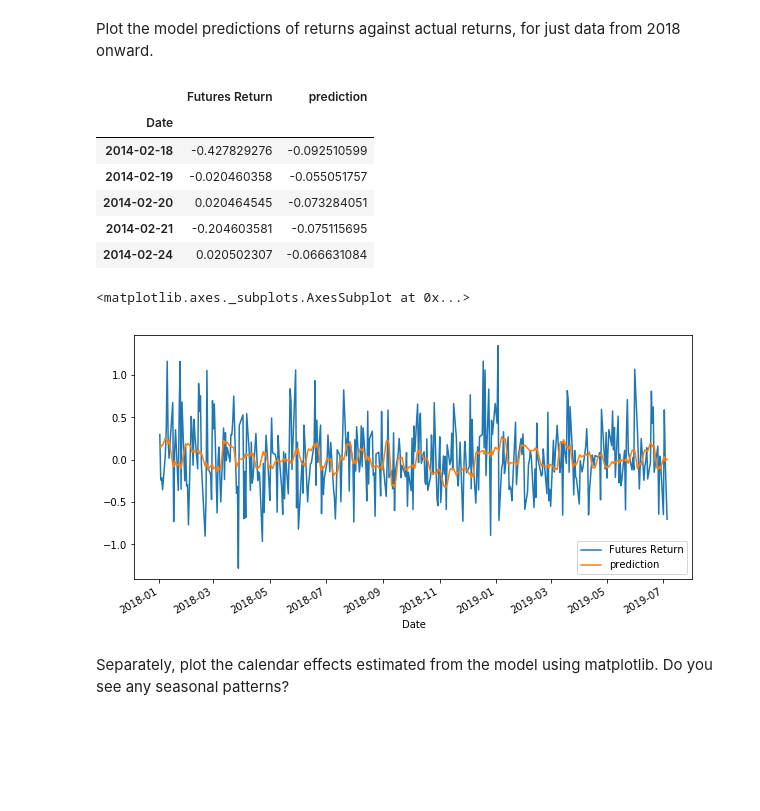
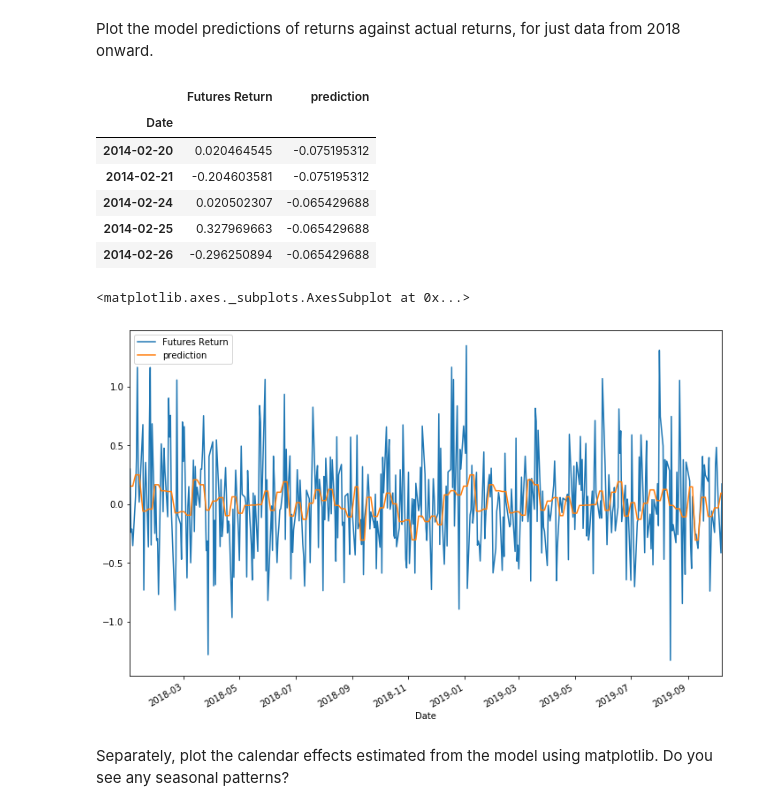
Before and after one commit to willwillis/python-ml-time-series-hw, a Jupyter notebook: time_series_analysis.ipynb, the cells around one changed output. Cells and saved outputs as stored; diff of their text form; code cells hidden in the pictures; blank space fills up the shorter version.

```diff
--- a/time_series_analysis.ipynb
+++ b/time_series_analysis.ipynb
@@ -174,6 +183,7 @@ X.head()
 X["Week of Year"] = X.index.weekofyear
 
 # Create a new categorical X dataframe, by using pd.get_dummies() on the seasonal column created just above:
-X_binary_encoded = pd.get_dummies(X,prefix="Week")
+#X_binary_encoded = pd.get_dummies(X,prefix="Week")
+X_binary_encoded = pd.get_dummies(X,columns=['Week of Year'], drop_first=True)
 X_binary_encoded.head()
 # %% [output]
@@ -235,22 +246,22 @@ Standard Deviation of Futures Return: 0.5505252976211215
 y_df = y.to_frame()
 
 # Add the model predictions from above as an additional column to that dataframe:
-y_df["prediction"] = # YOUR CODE HERE
+y_df["prediction"] = predictions
 y_df.head()
 # %% [output]
 |  | Futures Return | prediction |
 | Date |  |  |
-| 2014-02-18 | -0.427829276 | -0.092510599 |
-| 2014-02-19 | -0.020460358 | -0.055051757 |
-| 2014-02-20 | 0.020464545 | -0.073284051 |
-| 2014-02-21 | -0.204603581 | -0.075115695 |
-| 2014-02-24 | 0.020502307 | -0.066631084 |
+| 2014-02-20 | 0.020464545 | -0.075195312 |
+| 2014-02-21 | -0.204603581 | -0.075195312 |
+| 2014-02-24 | 0.020502307 | -0.065429688 |
+| 2014-02-25 | 0.327969663 | -0.065429688 |
+| 2014-02-26 | -0.296250894 | -0.065429688 |
 # %%
 # Plot the two from 2018 onward
-# YOUR CODE HERE
+y_df["2018":].plot(figsize=(12,8))
 # %% [output]
 <matplotlib.axes._subplots.AxesSubplot at 0x...>
-[figure, old version]
+[figure, new version]
 # %% [markdown]
  Separately, plot the calendar effects estimated from the model using matplotlib. Do you see any seasonal patterns?
 # %%
```
Also changed, not shown: parts of 10 cells of this notebook.
